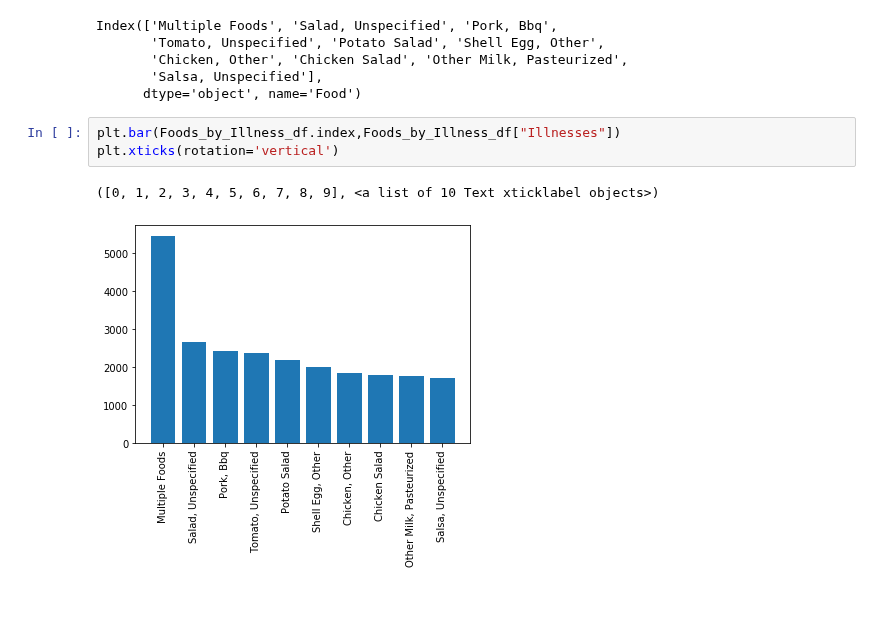
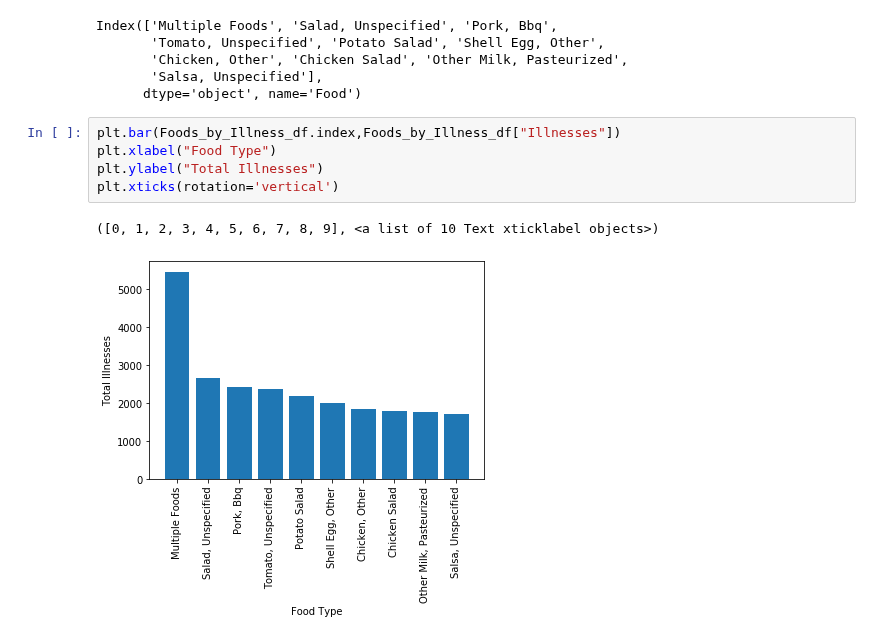
Before and after one commit to DINHC/foodborneillness, a Jupyter notebook: Foodborne_illness.ipynb, the cells around one changed output. Saved outputs shown, nothing was run; the diff lists cells and outputs as text; blank space fills up the shorter version.

```diff
--- a/Foodborne_illness.ipynb
+++ b/Foodborne_illness.ipynb
@@ -236,7 +236,9 @@ Index(['Multiple Foods', 'Salad, Unspecified', 'Pork, Bbq',
       dtype='object', name='Food')
 # %%
 plt.bar(Foods_by_Illness_df.index,Foods_by_Illness_df["Illnesses"])
+plt.xlabel("Food Type")
+plt.ylabel("Total Illnesses")
 plt.xticks(rotation='vertical')
 # %% [output]
 ([0, 1, 2, 3, 4, 5, 6, 7, 8, 9], <a list of 10 Text xticklabel objects>)
-[figure, old version]
+[figure, new version]
```
Also changed, not shown: parts of 1 cell of this notebook.
